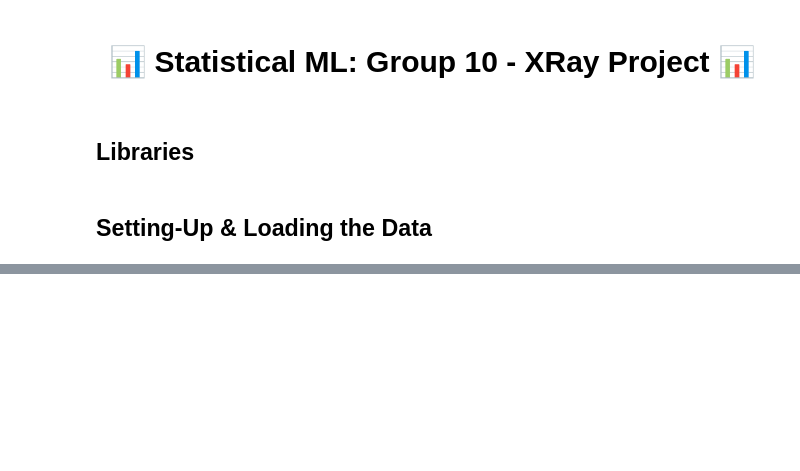
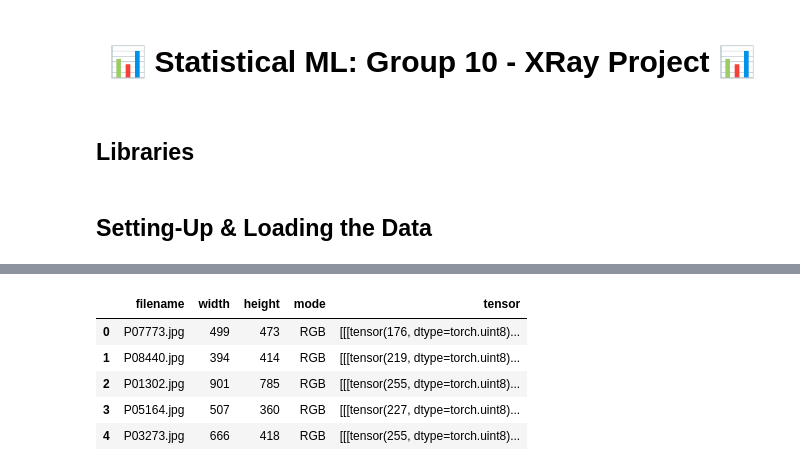
Before and after one commit to pranavpai/Computer-Vision-XRay-Research, a Jupyter notebook: XRay/XRay.ipynb, the cells around one changed output, grey strips where cells are left out. Saved outputs shown, nothing was run; the diff lists cells and outputs as text; code cells hidden in the pictures; blank space fills up the shorter version.

```diff
--- a/XRay/XRay.ipynb
+++ b/XRay/XRay.ipynb
@@ -101,0 +292,10 @@ compute_csv_stats(test_output_csv, 'Testing Annotations')
+# %%
+# First 5 Rows of the Image dataframe (Train)
+df_train_images.head()
+# %% [output]
+|  | filename | width | height | mode | tensor |
+| 0 | P07773.jpg | 499 | 473 | RGB | [[[tensor(176, dtype=torch.uint8)... |
+| 1 | P08440.jpg | 394 | 414 | RGB | [[[tensor(219, dtype=torch.uint8)... |
+| 2 | P01302.jpg | 901 | 785 | RGB | [[[tensor(255, dtype=torch.uint8)... |
+| 3 | P05164.jpg | 507 | 360 | RGB | [[[tensor(227, dtype=torch.uint8)... |
+| 4 | P03273.jpg | 666 | 418 | RGB | [[[tensor(255, dtype=torch.uint8)... |
```
Also changed, not shown: parts of 8 cells of this notebook.
